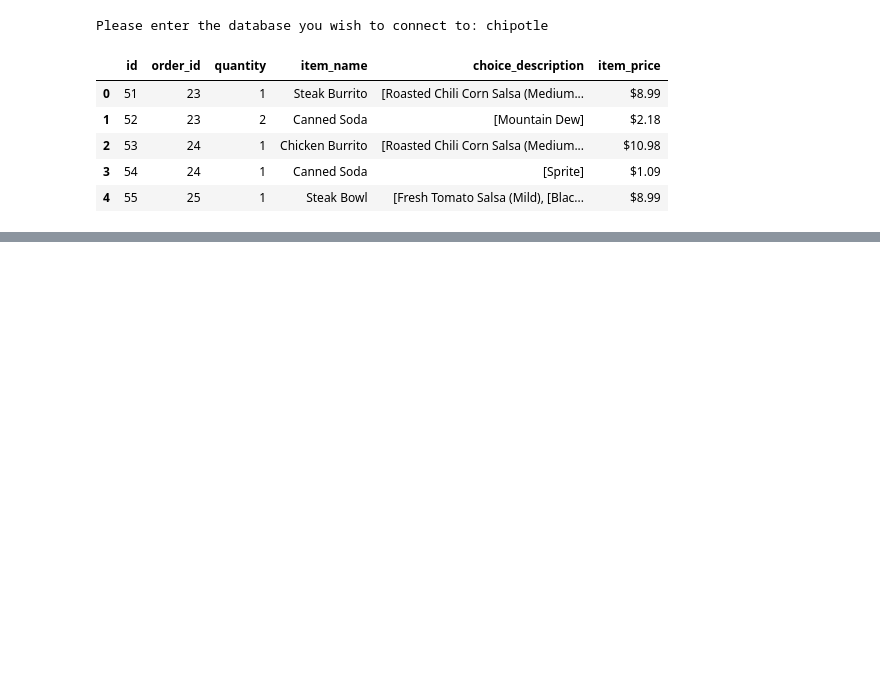
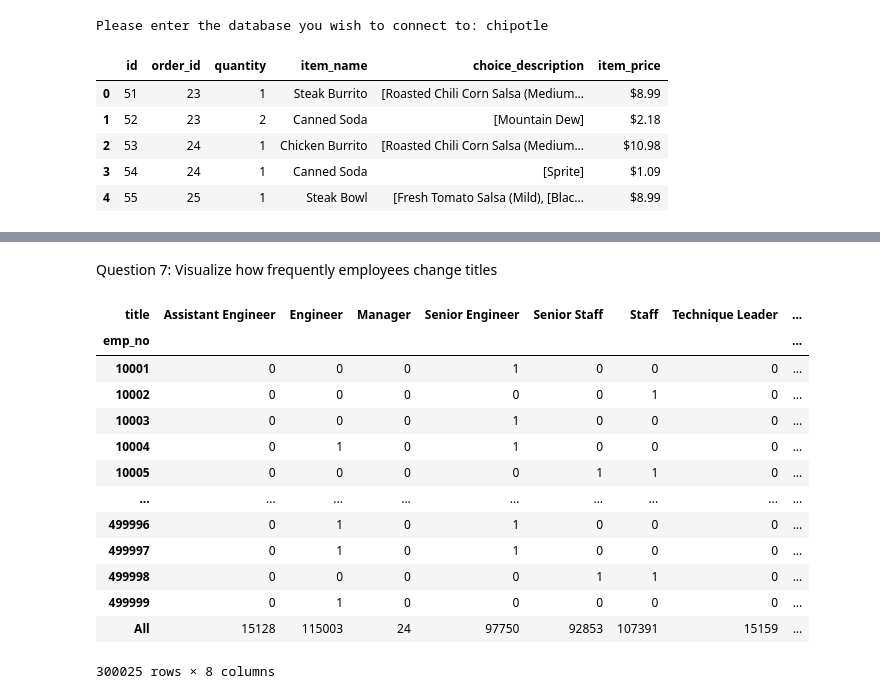
Before and after one commit to ForrestMccrosky/numpy-pandas-visualization-exercises, a Jupyter notebook: advanced_dataframes.ipynb, the cells around one changed output, grey strips where cells are left out. Drawn from its saved outputs; the diff is of its cells as text; code cells hidden in the pictures; blank space fills up the shorter version.

```diff
--- a/advanced_dataframes.ipynb
+++ b/advanced_dataframes.ipynb
@@ -457,0 +593,19 @@ Please enter the database you wish to connect to: chipotle
+# %% [markdown]
+Question 7: Visualize how frequently employees change titles
+# %%
+pd.crosstab(joined_df.emp_no, joined_df.title, margins =True)
+# %% [output]
+| title | Assistant Engineer | Engineer | Manager | Senior Engineer | Senior Staff | Staff | Technique Leader | ... |
+| emp_no |  |  |  |  |  |  |  | ... |
+| 10001 | 0 | 0 | 0 | 1 | 0 | 0 | 0 | ... |
+| 10002 | 0 | 0 | 0 | 0 | 0 | 1 | 0 | ... |
+| 10003 | 0 | 0 | 0 | 1 | 0 | 0 | 0 | ... |
+| 10004 | 0 | 1 | 0 | 1 | 0 | 0 | 0 | ... |
+| 10005 | 0 | 0 | 0 | 0 | 1 | 1 | 0 | ... |
+| ... | ... | ... | ... | ... | ... | ... | ... | ... |
+| 499996 | 0 | 1 | 0 | 1 | 0 | 0 | 0 | ... |
+| 499997 | 0 | 1 | 0 | 1 | 0 | 0 | 0 | ... |
+| 499998 | 0 | 0 | 0 | 0 | 1 | 1 | 0 | ... |
+| 499999 | 0 | 1 | 0 | 0 | 0 | 0 | 0 | ... |
+| All | 15128 | 115003 | 24 | 97750 | 92853 | 107391 | 15159 | ... |
+300025 rows × 8 columns
```
Also changed, not shown: parts of 21 cells of this notebook.
